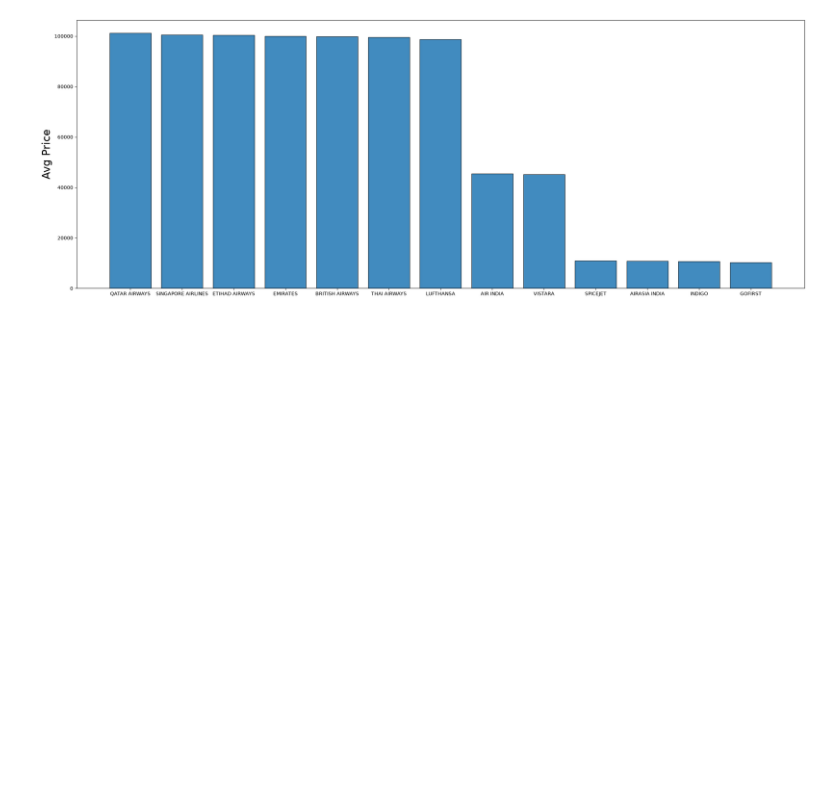
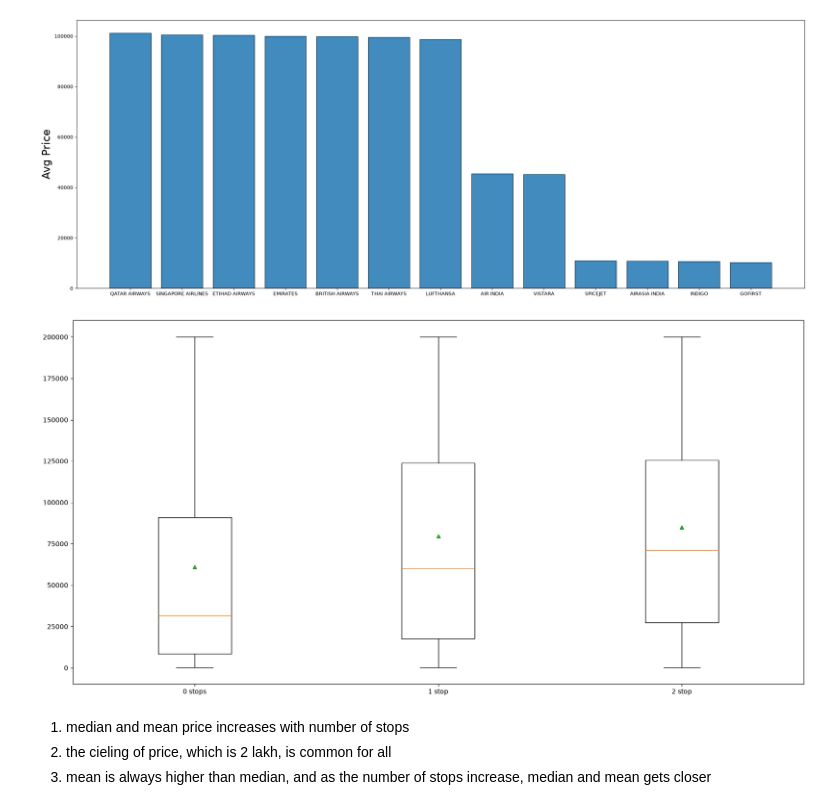
Before and after one commit to Jm-3234/Jithin-M-26BAI1023, a Jupyter notebook: Data science and visualisation.ipynb, the cells around one changed output. Drawn from its saved outputs; the diff is of its cells as text; code cells hidden in the pictures; blank space fills up the shorter version.

Commit message:
3rd plot added

```diff
--- a/Data science and visualisation.ipynb
+++ b/Data science and visualisation.ipynb
@@ -58,3 +58,21 @@ plt.ylabel('Avg Price', fontsize=22)
 plt.show()
 # %% [output]
 [figure]
+# %%
+# cleaning Total_Stops
+df_clean['Total_Stops'] = df_clean['Total_Stops'].astype(str).str.replace('stop','',regex=False).str.replace('non-stop','0',regex=False)
+df_clean['Total_Stops'] = pd.to_numeric(df_clean['Total_Stops'], errors='coerce')
+pricestop = df_clean.dropna(subset=['Total_Stops','Price'])
+pricestop0 = pricestop[pricestop['Total_Stops'] == 0]
+pricestop1 = pricestop[pricestop['Total_Stops'] == 1]
+pricestop2 = pricestop[pricestop['Total_Stops'] == 2]
+#plotting
+plt.figure(figsize=(20,10))
+plt.boxplot([pricestop0['Price'],pricestop1['Price'],pricestop2['Price']],tick_labels=['0 stops','1 stop', '2 stop'] , showmeans=True, showfliers=False)
+plt.show()
+# %% [output]
+[figure, added]
+# %% [markdown]
+1) median and mean price increases with number of stops
+2) the cieling of price, which is 2 lakh, is common for all
+3) mean is always higher than median, and as the number of stops increase, median and mean gets closer
```
